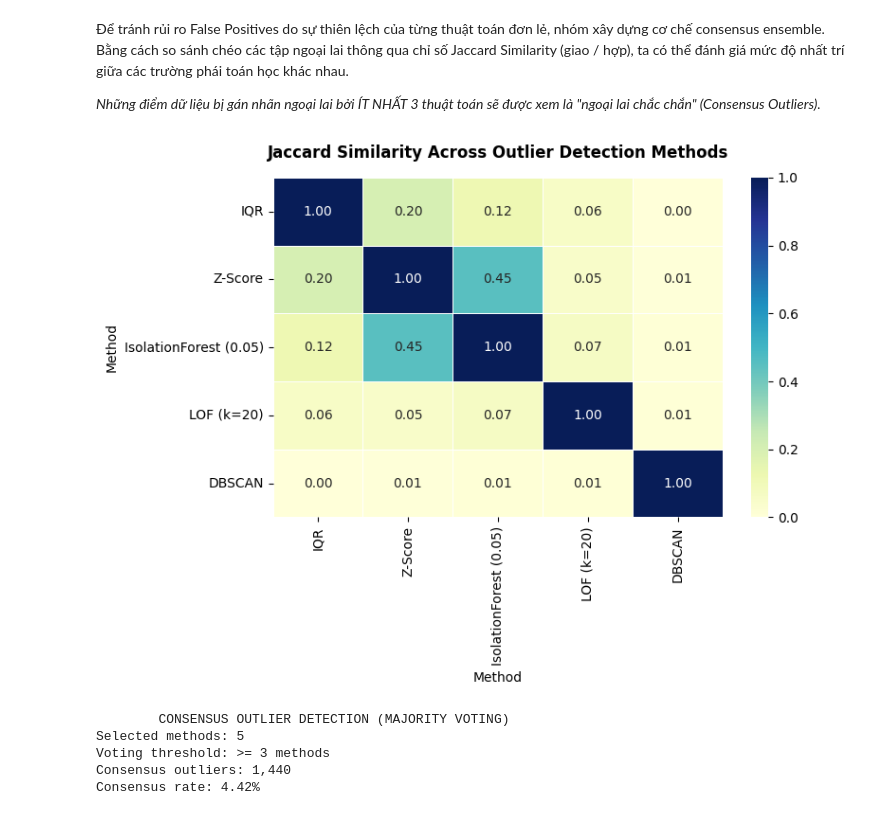
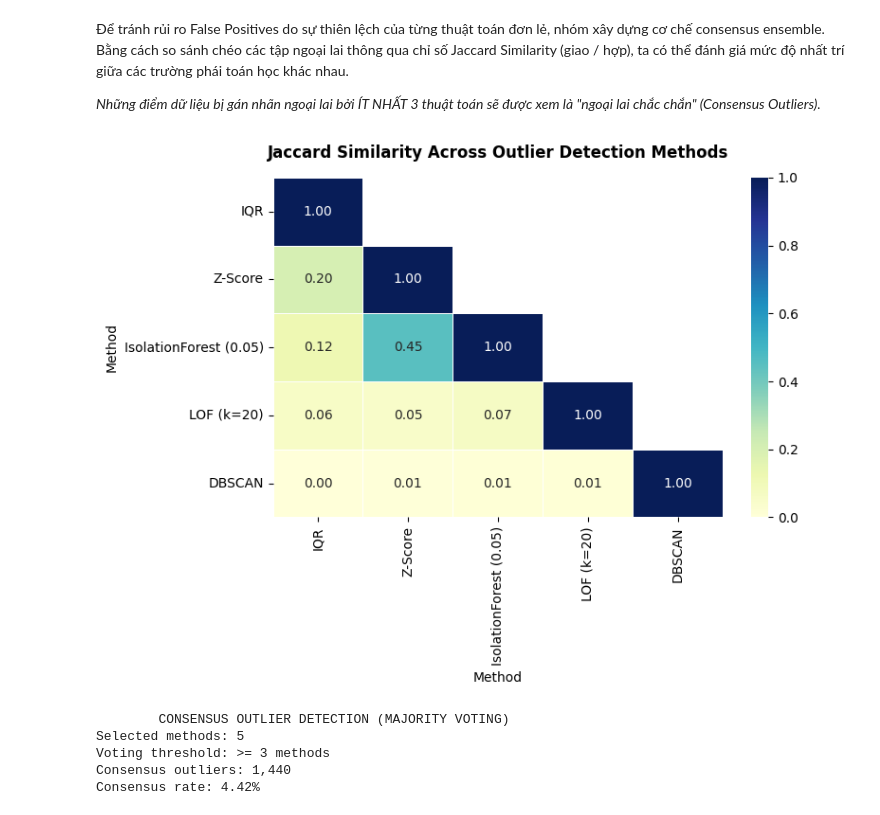
Before and after one commit to quanpro147/HCMUS-DataMining-Prj1, a Jupyter notebook: notebooks/04_preprocessing_tabular.ipynb, the cells around one changed output. Cells and saved outputs as stored; diff of their text form; code cells hidden in the pictures.

```diff
--- a/notebooks/04_preprocessing_tabular.ipynb
+++ b/notebooks/04_preprocessing_tabular.ipynb
@@ -37,7 +44,7 @@ Dựa trên những phát hiện quan trọng thu được ở bước khám ph
 
 Khác với các bộ dữ liệu đã được làm sạch sẵn, dữ liệu điều tra dân số thực tế thường chứa các ký tự dị thường (`?`). Bước khởi tạo này sẽ nạp dữ liệu và ép kiểu các ký tự lỗi về chuẩn `np.nan` của thư viện Pandas.
 # %%
-adult_path = "data/raw/adult.csv"
+adult_path = "data/raw/tabular/adult.csv"
 df_adult = pd.read_csv(adult_path)
 df_adult = df_adult.replace(regex=r'^\s*\?\s*$', value=np.nan)
 
@@ -424,35 +431,36 @@ methods = [
 ]
 n_methods = len(methods)
 jaccard_matrix = np.zeros((n_methods, n_methods))
 
 # Compute pairwise Jaccard similarity matrix
 for i, method_i in enumerate(methods):
     for j, method_j in enumerate(methods):
         jaccard_matrix[i, j] = jaccard_similarity(
             outlier_indices[method_i],
             outlier_indices[method_j]
         )
+
 df_jaccard = pd.DataFrame(
     jaccard_matrix,
     index=methods,
     columns=methods
 )
 
 mask = np.triu(np.ones_like(df_jaccard, dtype=bool), k=1)
 # Visualization: Jaccard similarity heatmap
 plt.figure(figsize=(8, 6))
-sns.heatmap(df_jaccard, annot=True, fmt=".2f", cmap="YlGnBu", vmin=0, vmax=1, linewidths=0.5)
+sns.heatmap(df_jaccard, mask=mask, annot=True, fmt=".2f", cmap="YlGnBu", vmin=0, vmax=1, linewidths=0.5)
 
 plt.title(
     "Jaccard Similarity Across Outlier Detection Methods",
     fontweight='bold', pad=15
 )
 plt.xlabel("Method")
 plt.ylabel("Method")
 plt.tight_layout()
 plt.show()
 # %% [output]
-[figure, old version]
+[figure, new version]
 # %%
 # Consensus outlier detection
 all_detected_indices = []
```
Also changed, not shown: parts of 19 cells of this notebook.
